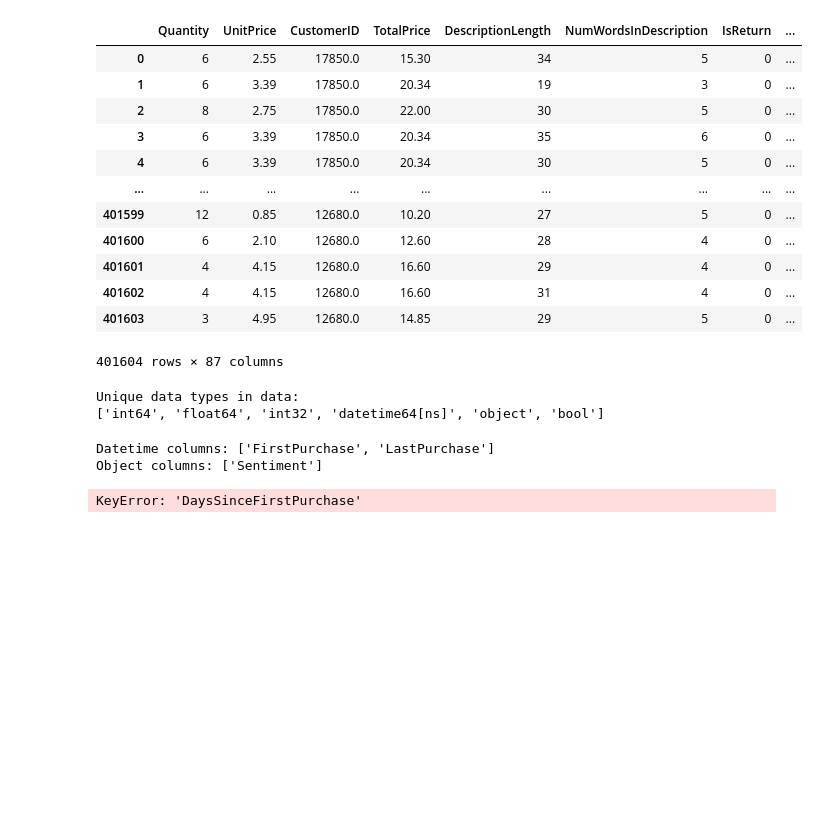
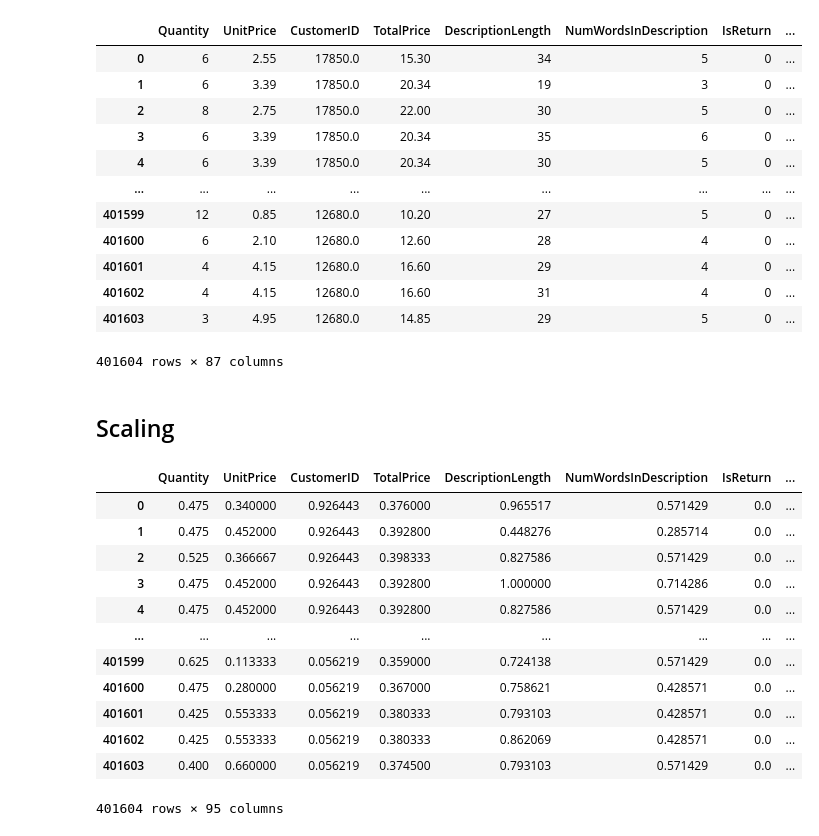
Before and after one commit to NadaManai/Customer-Lifetime-Value-Prediction-Segmentation-for-E-commerce, a Jupyter notebook: Data Preparation.ipynb, the cells around one changed output. Cells and saved outputs as stored; diff of their text form; code cells hidden in the pictures; blank space fills up the shorter version.

```diff
--- a/Data Preparation.ipynb
+++ b/Data Preparation.ipynb
@@ -606,8 +606,6 @@ data['DaysSinceFirstPurchase'] = (data['LastPurchase'] - data['FirstPurchase']).
 data = data.drop(columns=['FirstPurchase', 'LastPurchase'])
 # %%
 data = data.drop(columns=['InvoiceDate','InvoiceNo','StockCode','Description','Sentiment'])
-# %%
-data = data.drop(columns=['InvoiceDate','InvoiceNo','StockCode','Description','Sentiment'])
 # %%
 data
 # %% [output]
@@ -624,29 +622,28 @@ data
 | 401602 | 4 | 4.15 | 12680.0 | 16.60 | 31 | 4 | 0 | ... |
 | 401603 | 3 | 4.95 | 12680.0 | 14.85 | 29 | 5 | 0 | ... |
 401604 rows × 87 columns
+# %% [markdown]
+## Scaling
 # %%
-# Get all unique dtypes in data
-unique_dtypes = data.dtypes.unique()
+num_bool_cols = data.select_dtypes(include=['int64', 'float64', 'int32', 'bool']).columns.tolist()
 
-# Convert to a list of type names
-unique_dtype_names = [dt.name for dt in unique_dtypes]
+scaler = MinMaxScaler()
 
-print("Unique data types in data:")
-print(unique_dtype_names)
+
+data[num_bool_cols] = scaler.fit_transform(data[num_bool_cols])
-# %% [output]
-Unique data types in data:
-['int64', 'float64', 'int32', 'datetime64[ns]', 'object', 'bool']
-# %%
-# Select columns by dtype
-datetime_cols = data.select_dtypes(include=['datetime64', 'datetime64[ns]']).columns.tolist()
-object_cols = data.select_dtypes(include=['object']).columns.tolist()
-
-print("Datetime columns:", datetime_cols)
-print("Object columns:", object_cols)
-# %% [output]
-Datetime columns: ['FirstPurchase', 'LastPurchase']
-Object columns: ['Sentiment']
-# %%
-data['DaysSinceFirstPurchase']
-# %% [output]
-KeyError: 'DaysSinceFirstPurchase'
+# %%
+data
+# %% [output]
+|  | Quantity | UnitPrice | CustomerID | TotalPrice | DescriptionLength | NumWordsInDescription | IsReturn | ... |
+| 0 | 0.475 | 0.340000 | 0.926443 | 0.376000 | 0.965517 | 0.571429 | 0.0 | ... |
+| 1 | 0.475 | 0.452000 | 0.926443 | 0.392800 | 0.448276 | 0.285714 | 0.0 | ... |
+| 2 | 0.525 | 0.366667 | 0.926443 | 0.398333 | 0.827586 | 0.571429 | 0.0 | ... |
+| 3 | 0.475 | 0.452000 | 0.926443 | 0.392800 | 1.000000 | 0.714286 | 0.0 | ... |
+| 4 | 0.475 | 0.452000 | 0.926443 | 0.392800 | 0.827586 | 0.571429 | 0.0 | ... |
+| ... | ... | ... | ... | ... | ... | ... | ... | ... |
+| 401599 | 0.625 | 0.113333 | 0.056219 | 0.359000 | 0.724138 | 0.571429 | 0.0 | ... |
+| 401600 | 0.475 | 0.280000 | 0.056219 | 0.367000 | 0.758621 | 0.428571 | 0.0 | ... |
+| 401601 | 0.425 | 0.553333 | 0.056219 | 0.380333 | 0.793103 | 0.428571 | 0.0 | ... |
+| 401602 | 0.425 | 0.553333 | 0.056219 | 0.380333 | 0.862069 | 0.428571 | 0.0 | ... |
+| 401603 | 0.400 | 0.660000 | 0.056219 | 0.374500 | 0.793103 | 0.571429 | 0.0 | ... |
+401604 rows × 95 columns
```
Also changed, not shown: parts of 1 cell of this notebook, 1 other file.
